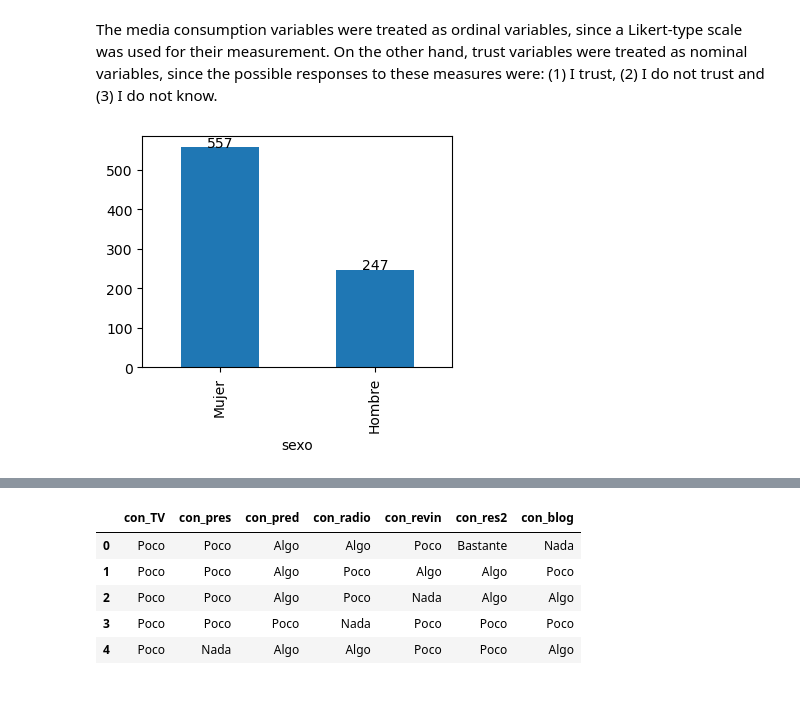
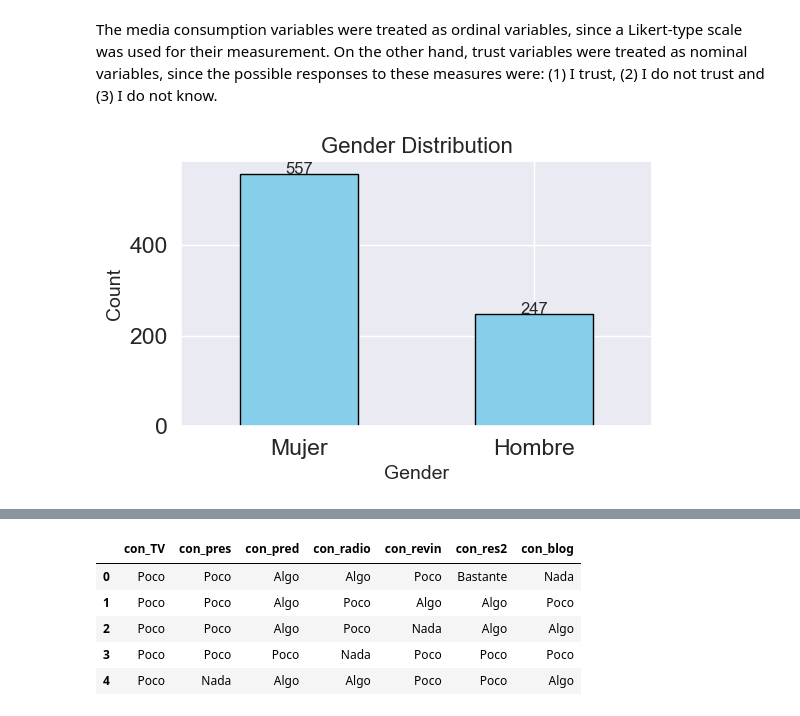
Before and after one commit to xmpinedar/Trust_and_MediaConsumption, a Jupyter notebook: src/EDA_TrustandMediaConsumption.ipynb, the cells around one changed output, grey strips where cells are left out. Drawn from its saved outputs; the diff is of its cells as text; code cells hidden in the pictures.

```diff
--- a/src/EDA_TrustandMediaConsumption.ipynb
+++ b/src/EDA_TrustandMediaConsumption.ipynb
@@ -208,15 +208,24 @@ Index(['edo', 'mun', 'uni', 'tipo1', 'tipo2', 'sexo', 'carr', 'sem', 'año',
 # %% [markdown]
 The media consumption variables were treated as ordinal variables, since a Likert-type scale was used for their measurement. On the other hand, trust variables were treated as nominal variables, since the possible responses to these measures were: (1) I trust, (2) I do not trust and (3) I do not know.
 # %%
-#creamos un df con datos demográficos
-df_demo=pd.DataFrame(data=df, columns=['edo', 'sexo'])
-plt.figure(figsize=(4,3))
-ax= df_demo.sexo.value_counts().plot(kind='bar')
+df_demo = pd.DataFrame(data=df, columns=['edo', 'sexo'])
+
+plt.figure(figsize=(6, 4))
+
+ax = df_demo['sexo'].value_counts().plot(kind='bar', color='skyblue', edgecolor='black')
+
 for i, v in enumerate(df_demo['sexo'].value_counts()):
-    ax.text(i, v+0.1, str(v), ha='center')
+    ax.text(i, v + 0.1, str(v), ha='center', fontsize=12)
+
+ax.set_xlabel('Gender', fontsize=14)
+ax.set_ylabel('Count', fontsize=14)
+ax.set_title('Gender Distribution', fontsize=16)
+
+plt.xticks(rotation=0)  # Rotar etiquetas del eje X
+plt.tight_layout()  # Ajustar automáticamente los márgenes
 plt.show()
 # %% [output]
-[figure, old version]
+[figure, new version]
 # %%
 #variable 'horas conectado a social media'
 hrs_redes_plot = plt.figure(figsize=(4,3))
```
Also changed, not shown: parts of 16 cells of this notebook, 10 other files.
